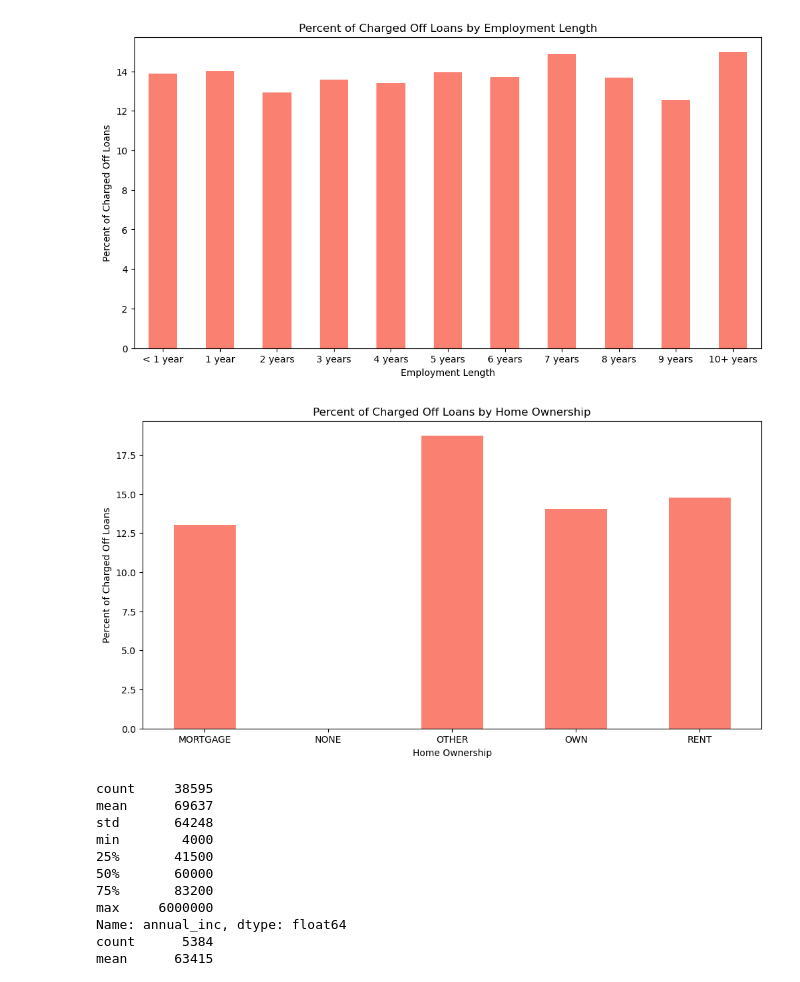
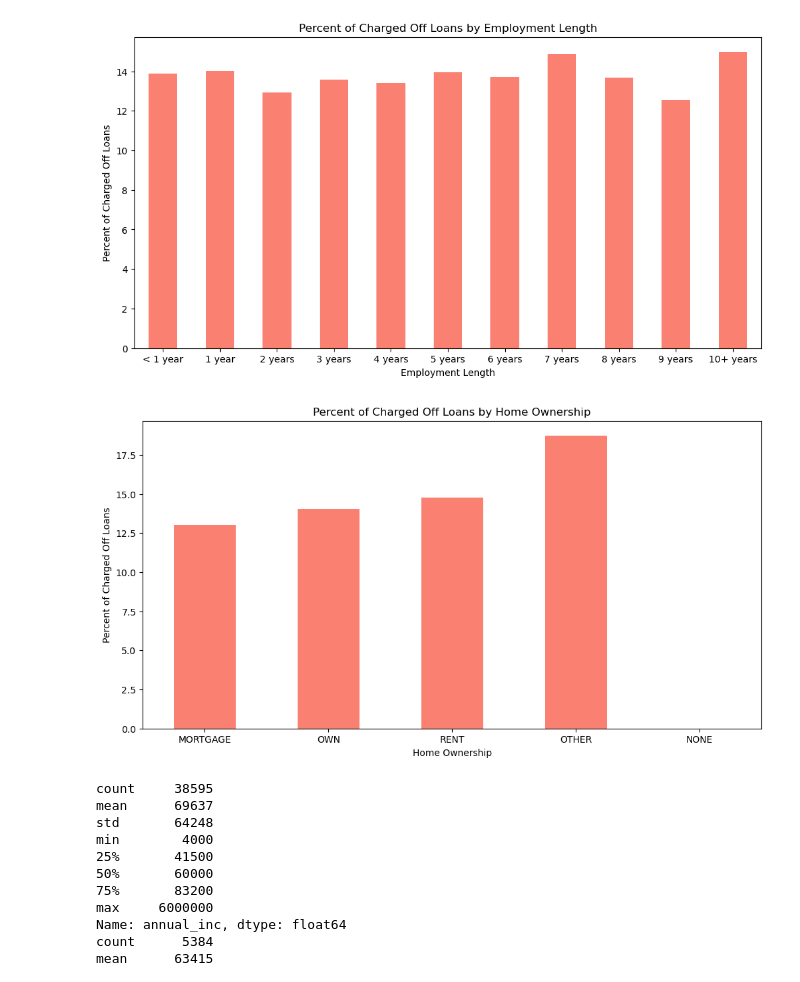
Before and after one commit to ashandish/Lending_Club_Case_Study, a Jupyter notebook: Ashish_Kumar_Sharma.ipynb, the cells around one changed output. Drawn from its saved outputs; the diff is of its cells as text; code cells hidden in the pictures.

Commit message:
Added sorting on home ownership chart and added chart for installment using intervals

```diff
--- a/Ashish_Kumar_Sharma.ipynb
+++ b/Ashish_Kumar_Sharma.ipynb
@@ -466,29 +499,31 @@ plt.show()
 # %%
 #Draw chart illustrating percent of bad loans as per home ownership
 import pandas as pd
 import matplotlib.pyplot as plt
 
 df2 = pd.read_csv("C:\\Users\\riyan\\Downloads\\Case Study\\loan\\modified6_loan.csv")
 
 # Group by 'home_ownership' and calculate the percentage of Charged Off loans
 charged_off_percent_by_home_ownership = df2[df2['loan_status'] == 'Charged Off'].groupby('home_ownership').size() / df2.groupby('home_ownership').size() * 100
+
+charged_off_percent_by_home_ownership = charged_off_percent_by_home_ownership.sort_values(ascending=True)
 # Set the size of the figure
 plt.figure(figsize=(12, 6))
 
 # Create a bar plot
 charged_off_percent_by_home_ownership.plot(kind='bar', color='salmon')
 
 # Add labels and title
 plt.xlabel('Home Ownership')
 plt.ylabel('Percent of Charged Off Loans')
 plt.title('Percent of Charged Off Loans by Home Ownership')
 plt.xticks(rotation='horizontal')
 # Show the plot
 plt.show()
 # Conclusion: There is no definite trend for charged Off loans as per home ownership .
 # Those having home ownership as Other have higher chances of loan default
 # %% [output]
-[figure, old version]
+[figure, new version]
 # %%
 #Draw the Distribution of Annual Income for Charged Off Loans and Fully Paid loans . Ignore the loans with Status as Current
 import pandas as pd
```
Also changed, not shown: parts of 4 cells of this notebook.
